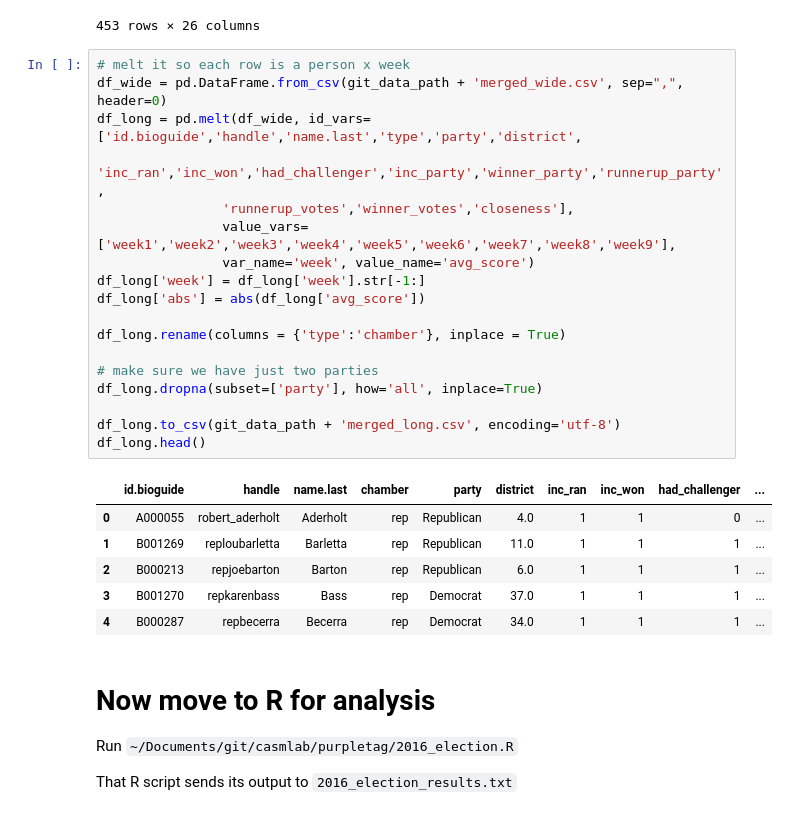
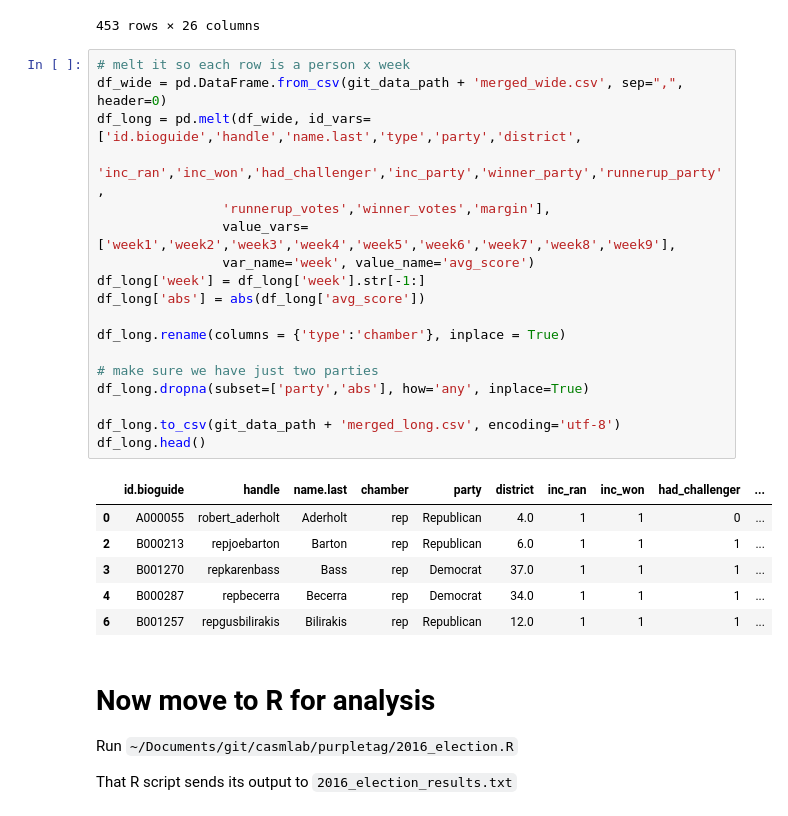
Before and after one commit to libbyh/purpletag, a Jupyter notebook: 2016-election-study/2016_election_make_datafiles.ipynb, the cells around one changed output. Cells and saved outputs as stored; diff of their text form.

Commit message:
add margin to data and models

```diff
--- a/2016-election-study/2016_election_make_datafiles.ipynb
+++ b/2016-election-study/2016_election_make_datafiles.ipynb
@@ -402,28 +421,28 @@ df_wide
 # %%
 # melt it so each row is a person x week
 df_wide = pd.DataFrame.from_csv(git_data_path + 'merged_wide.csv', sep=",", header=0)
 df_long = pd.melt(df_wide, id_vars=['id.bioguide','handle','name.last','type','party','district',
                'inc_ran','inc_won','had_challenger','inc_party','winner_party','runnerup_party',
-                'runnerup_votes','winner_votes','closeness'],
+                'runnerup_votes','winner_votes','margin'],
                 value_vars=['week1','week2','week3','week4','week5','week6','week7','week8','week9'],
                 var_name='week', value_name='avg_score')
 df_long['week'] = df_long['week'].str[-1:]
 df_long['abs'] = abs(df_long['avg_score'])
 
 df_long.rename(columns = {'type':'chamber'}, inplace = True)
 
 # make sure we have just two parties
-df_long.dropna(subset=['party'], how='all', inplace=True)
+df_long.dropna(subset=['party','abs'], how='any', inplace=True)
 
 df_long.to_csv(git_data_path + 'merged_long.csv', encoding='utf-8')
 df_long.head()
 # %% [output]
 |  | id.bioguide | handle | name.last | chamber | party | district | inc_ran | inc_won | had_challenger | ... |
 | 0 | A000055 | robert_aderholt | Aderholt | rep | Republican | 4.0 | 1 | 1 | 0 | ... |
-| 1 | B001269 | reploubarletta | Barletta | rep | Republican | 11.0 | 1 | 1 | 1 | ... |
 | 2 | B000213 | repjoebarton | Barton | rep | Republican | 6.0 | 1 | 1 | 1 | ... |
 | 3 | B001270 | repkarenbass | Bass | rep | Democrat | 37.0 | 1 | 1 | 1 | ... |
 | 4 | B000287 | repbecerra | Becerra | rep | Democrat | 34.0 | 1 | 1 | 1 | ... |
+| 6 | B001257 | repgusbilirakis | Bilirakis | rep | Republican | 12.0 | 1 | 1 | 1 | ... |
 # %% [markdown]
 # Now move to R for analysis
 
```
Also changed, not shown: parts of 2 cells of this notebook, 5 other files.
